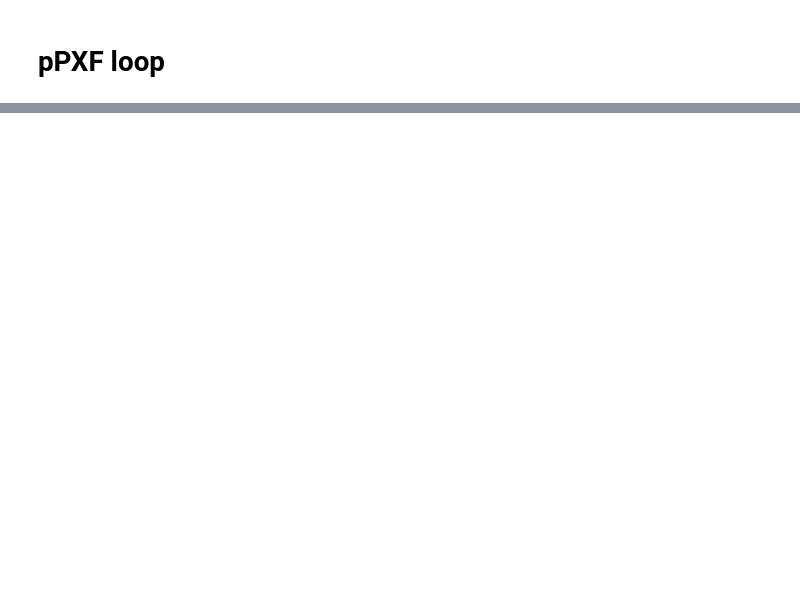
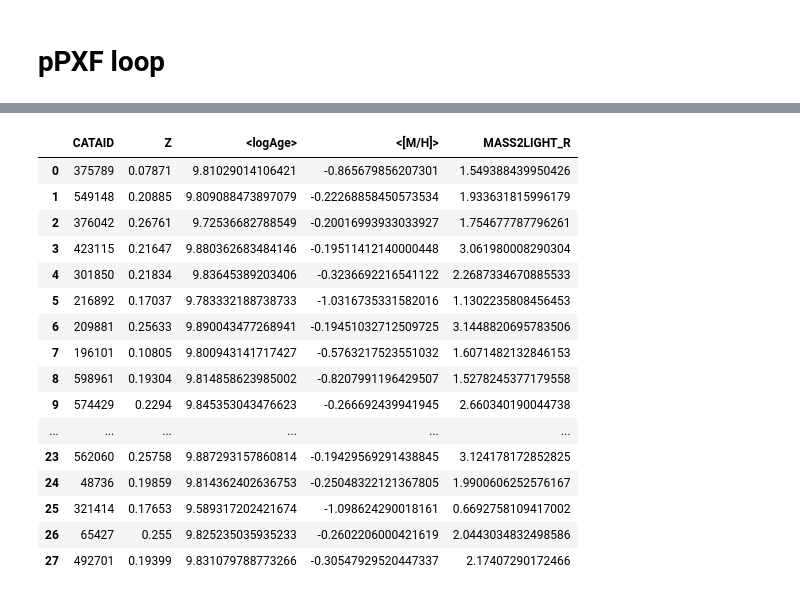
Before and after one commit to mdastro/UVupturn-RSGs, a Jupyter notebook: SEDFitting/pPXF_all.ipynb, the cells around one changed output, grey strips where cells are left out. Saved outputs shown, nothing was run; the diff lists cells and outputs as text; code cells hidden in the pictures; blank space fills up the shorter version.

```diff
--- a/SEDFitting/pPXF_all.ipynb
+++ b/SEDFitting/pPXF_all.ipynb
@@ -223 +203,33 @@ None None [0.03689348 0.         0.         0.         0.         0.
 ... (44 outputs left out)
+# %%
+### Saving outputs as dataframe ---------------------------------------------------------------------------------------
+ids        = np.array(ids)
+redshifts  = np.array(redshifts)
+mean_age   = np.array(mean_age)
+mean_metal = np.array(mean_metal)
+mass2light = np.array(mass2light)
+outputs    = np.column_stack((ids, redshifts, mean_age, mean_metal, mass2light))
+columns    = outputs[0,:]
+outputs_dataframe = pd.DataFrame(outputs[1:,:])
+outputs_dataframe.columns = columns
+outputs_dataframe.to_csv('./Results/ouputs_ppxf.csv', index=False)
+# %%
+outputs_dataframe
+# %% [output]
+|  | CATAID | Z | <logAge> | <[M/H]> | MASS2LIGHT_R |
+| 0 | 375789 | 0.07871 | 9.81029014106421 | -0.865679856207301 | 1.549388439950426 |
+| 1 | 549148 | 0.20885 | 9.809088473897079 | -0.22268858450573534 | 1.933631815996179 |
+| 2 | 376042 | 0.26761 | 9.72536682788549 | -0.20016993933033927 | 1.754677787796261 |
+| 3 | 423115 | 0.21647 | 9.880362683484146 | -0.19511412140000448 | 3.061980008290304 |
+| 4 | 301850 | 0.21834 | 9.83645389203406 | -0.3236692216541122 | 2.2687334670885533 |
+| 5 | 216892 | 0.17037 | 9.783332188738733 | -1.0316735331582016 | 1.1302235808456453 |
+| 6 | 209881 | 0.25633 | 9.890043477268941 | -0.19451032712509725 | 3.1448820695783506 |
+| 7 | 196101 | 0.10805 | 9.800943141717427 | -0.5763217523551032 | 1.6071482132846153 |
+| 8 | 598961 | 0.19304 | 9.814858623985002 | -0.8207991196429507 | 1.5278245377179558 |
+| 9 | 574429 | 0.2294 | 9.845353043476623 | -0.266692439941945 | 2.660340190044738 |
+| ... | ... | ... | ... | ... | ... |
+| 23 | 562060 | 0.25758 | 9.887293157860814 | -0.19429569291438845 | 3.124178172852825 |
+| 24 | 48736 | 0.19859 | 9.814362402636753 | -0.25048322121367805 | 1.9900606252576167 |
+| 25 | 321414 | 0.17653 | 9.589317202421674 | -1.098624290018161 | 0.6692758109417002 |
+| 26 | 65427 | 0.255 | 9.825235035935233 | -0.2602206000421619 | 2.0443034832498586 |
+| 27 | 492701 | 0.19399 | 9.831079788773266 | -0.30547929520447337 | 2.17407290172466 |
```
Also changed, not shown: parts of 4 cells of this notebook, 33 other files.
